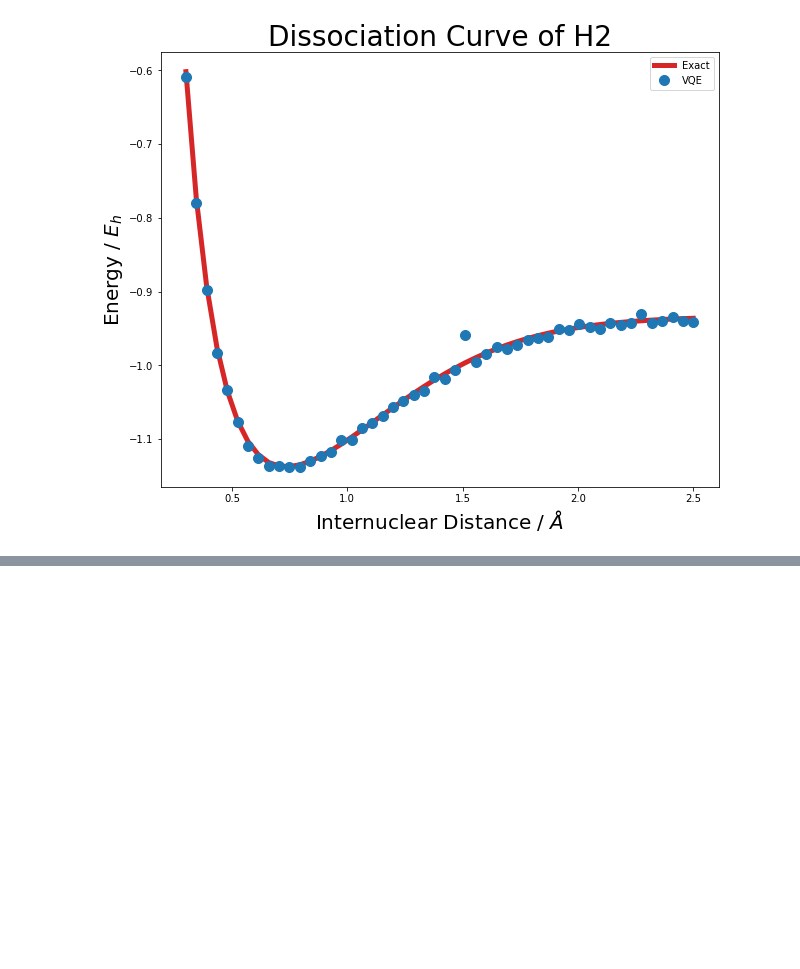
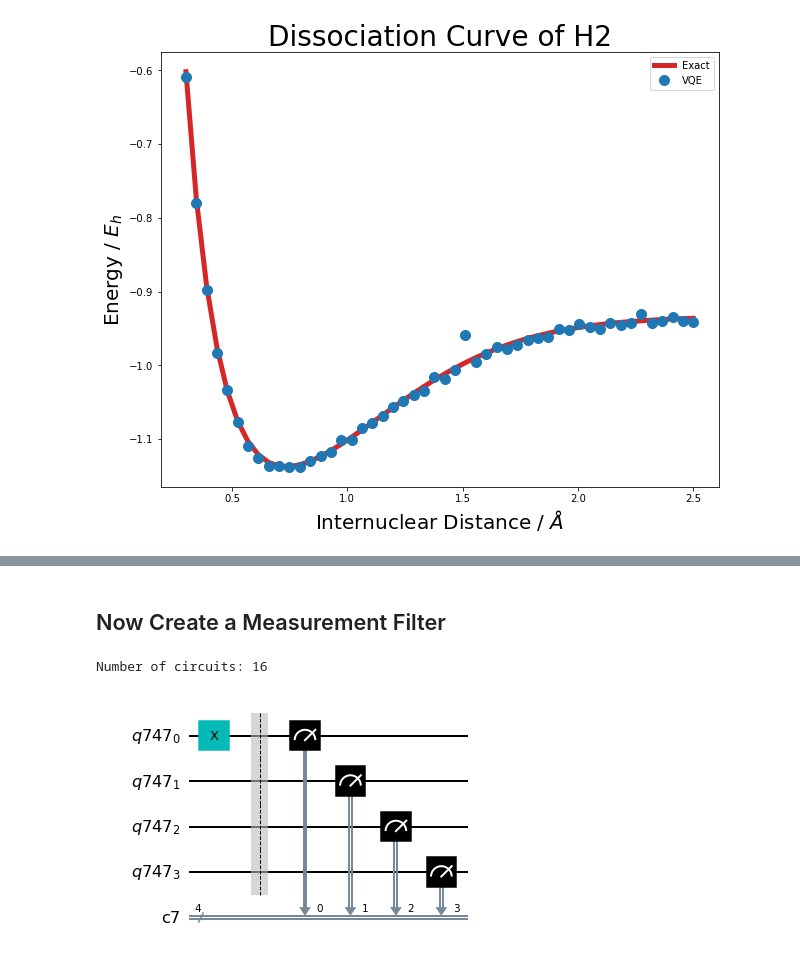
Before and after one commit to beneklins/qiskiteers_h2, a Jupyter notebook: activity3-2.ipynb, the cells around one changed output, grey strips where cells are left out. Saved outputs shown, nothing was run; the diff lists cells and outputs as text; code cells hidden in the pictures; blank space fills up the shorter version.

```diff
--- a/activity3-2.ipynb
+++ b/activity3-2.ipynb
@@ -752,3 +752,4 @@ with open('h2_dissociation.npz','rb') as f:
     energy_nuc_load = out['energy_nuc']
     gs_exact_load = out['gs_exact']
     gs_vqe_load = out['gs_vqe']
+    execute_opts_load = out['execute_opts']
@@ -754,0 +932,20 @@ with open('h2_dissociation.npz','rb') as f:
+# %% [markdown]
+## Now Create a Measurement Filter
+# %%
+from qiskit.circuit import QuantumRegister
+from qiskit.ignis.mitigation.measurement import complete_meas_cal
+
+# Generate the calibration circuits for the 3 qubits we measure
+qr = QuantumRegister(4)
+
+# we need our measurement filter to handle 4 qubits
+qubit_list = [0,1,2,3]
+
+# meas_calibs is a list containing 2^n circuits, one for each state.
+meas_calibs, state_labels = complete_meas_cal(qubit_list=qubit_list, qr=qr, circlabel='mcal')
+
+print(f'Number of circuits: {len(meas_calibs)}')
+meas_calibs[1].draw()
+# %% [output]
+Number of circuits: 16
+[figure, added]
```
Also changed, not shown: parts of 30 cells of this notebook, 5 other files.
